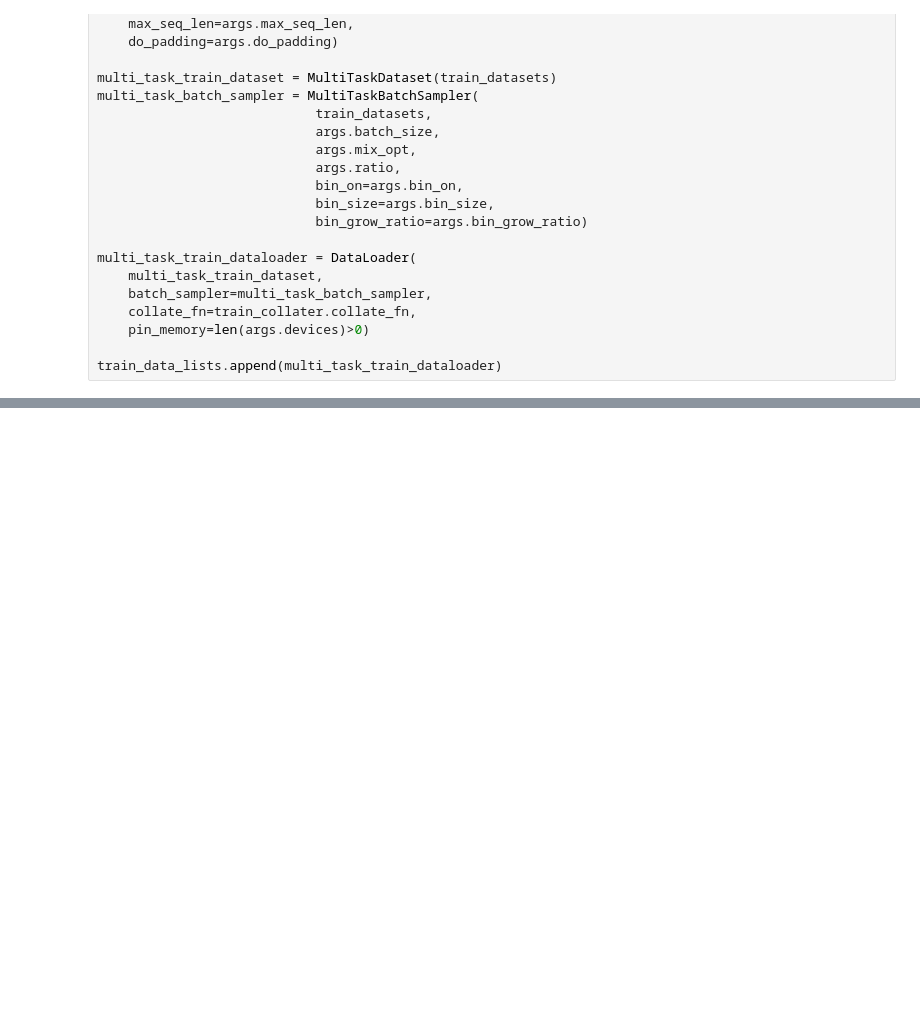
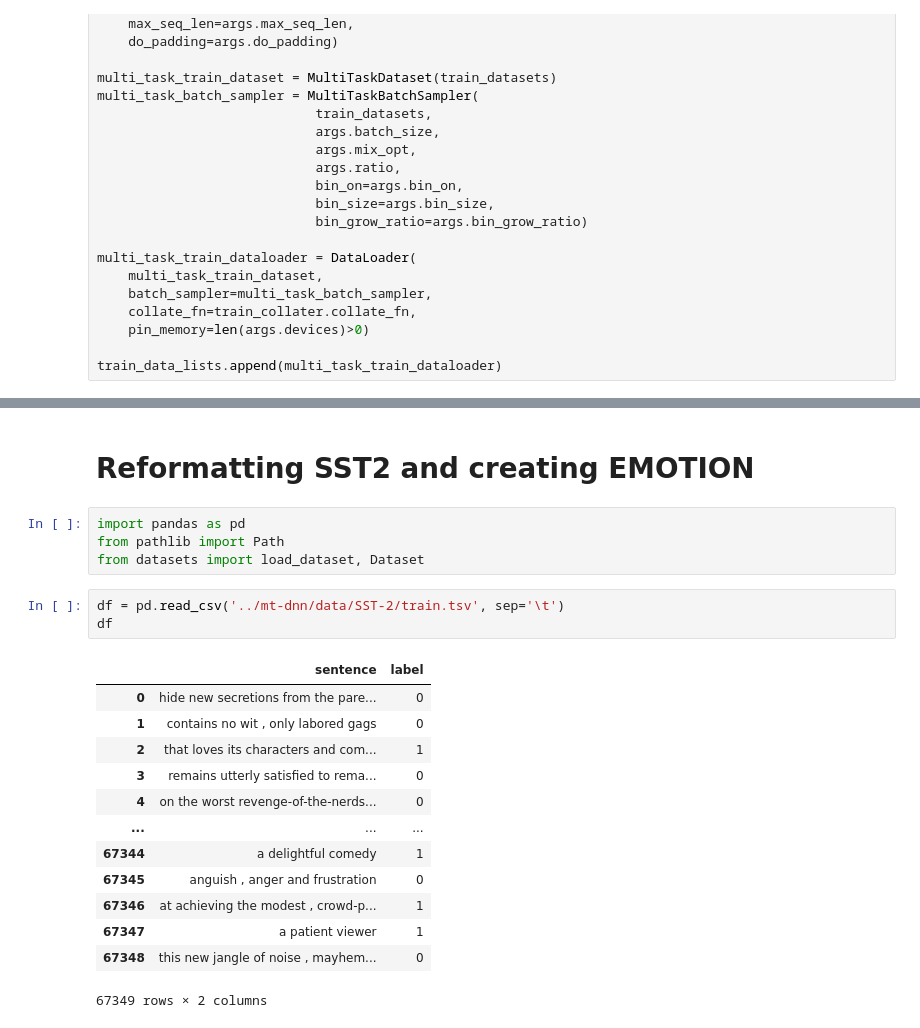
Before and after one commit to Aadil101/bert-probing, a Jupyter notebook: pipeline.ipynb, the cells around one changed output, grey strips where cells are left out. Cells and saved outputs as stored; diff of their text form; blank space fills up the shorter version.

```diff
--- a/pipeline.ipynb
+++ b/pipeline.ipynb
@@ -715,0 +879,23 @@ loading from checkpoint/my_pawsx_exp_1/model_1_6176.pt
+# %% [markdown]
+# Reformatting SST2 and creating EMOTION
+# %%
+import pandas as pd
+from pathlib import Path
+from datasets import load_dataset, Dataset
+# %%
+df = pd.read_csv('../mt-dnn/data/SST-2/train.tsv', sep='\t')
+df
+# %% [output]
+|  | sentence | label |
+| 0 | hide new secretions from the pare... | 0 |
+| 1 | contains no wit , only labored gags | 0 |
+| 2 | that loves its characters and com... | 1 |
+| 3 | remains utterly satisfied to rema... | 0 |
+| 4 | on the worst revenge-of-the-nerds... | 0 |
+| ... | ... | ... |
+| 67344 | a delightful comedy | 1 |
+| 67345 | anguish , anger and frustration | 0 |
+| 67346 | at achieving the modest , crowd-p... | 1 |
+| 67347 | a patient viewer | 1 |
+| 67348 | this new jangle of noise , mayhem... | 0 |
+67349 rows × 2 columns
```
Also changed, not shown: parts of 47 cells of this notebook, 48 other files.
